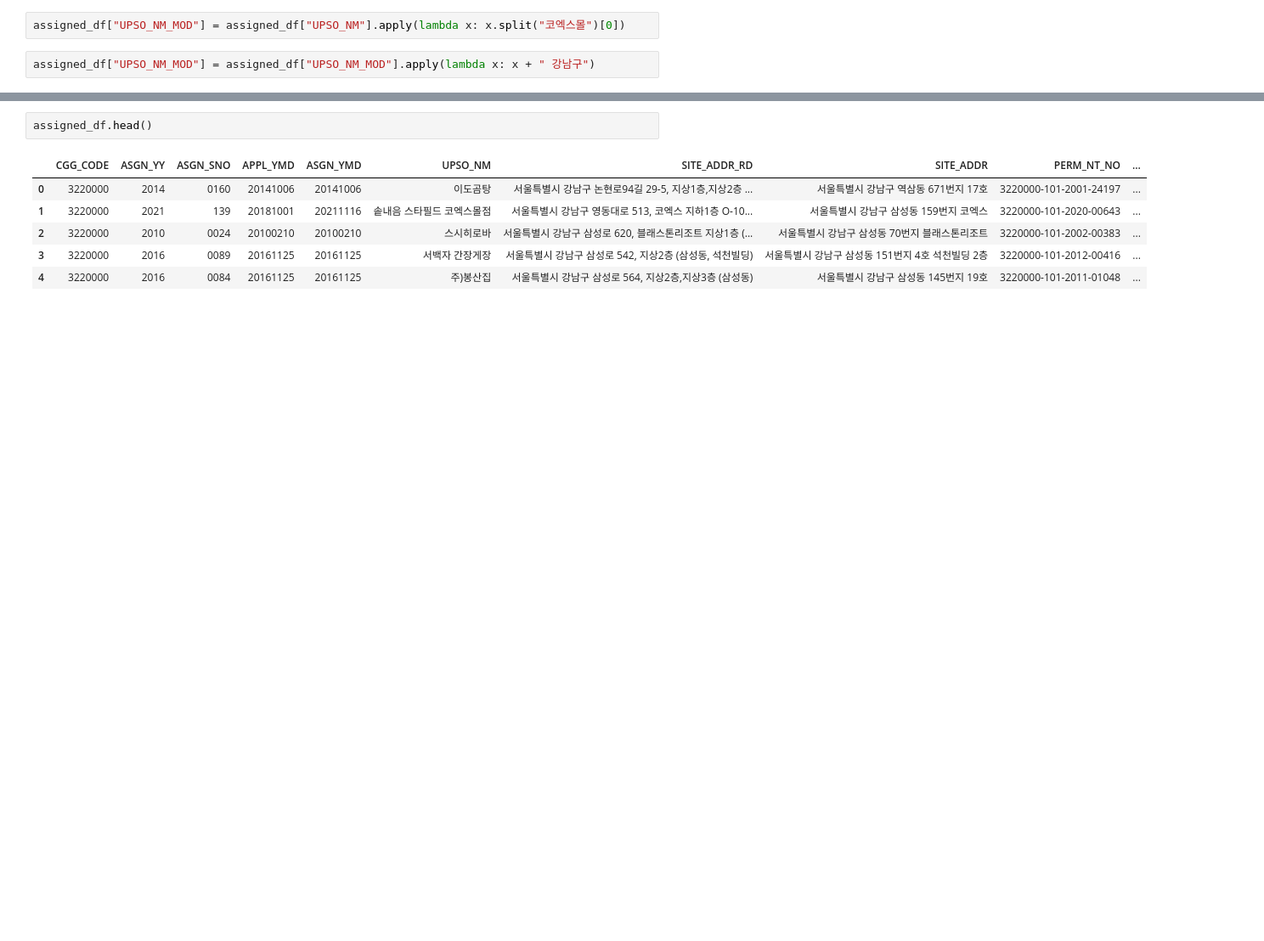
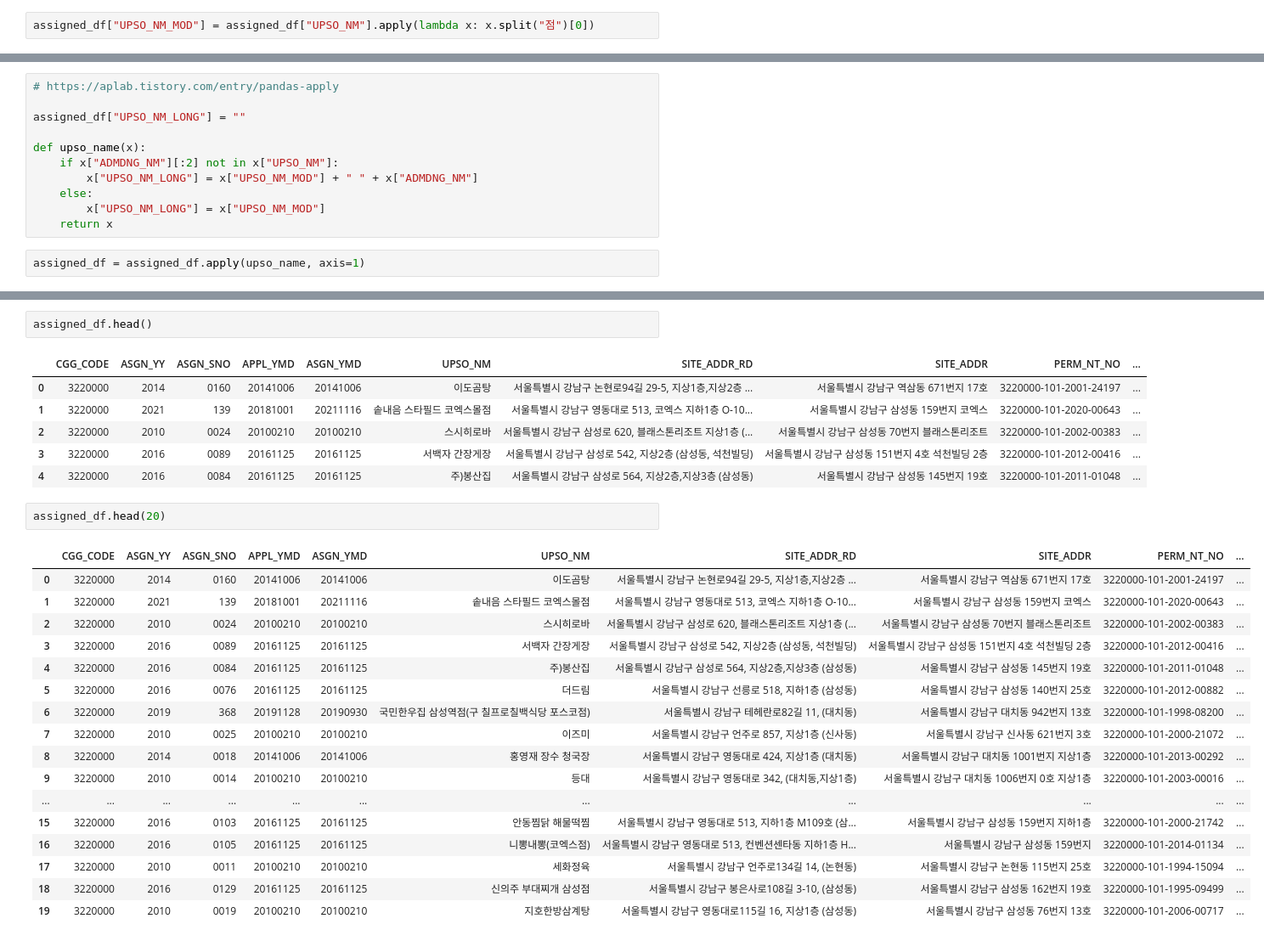
Before and after one commit to benidjor/model-restaurant-in-gangnam, a Jupyter notebook: kakaomap_crawling_pracice.ipynb, the cells around one changed output, grey strips where cells are left out. Shown at 85% size. Saved outputs shown, nothing was run; the diff lists cells and outputs as text; blank space fills up the shorter version.

```diff
--- a/kakaomap_crawling_pracice.ipynb
+++ b/kakaomap_crawling_pracice.ipynb
@@ -1043,9 +1043,7 @@ assigned_df.head(3)
 | 1 | 3220000 | 2021 | 139 | 20181001 | 20211116 | 솥내음 스타필드 코엑스몰점 | 서울특별시 강남구 영동대로 513, 코엑스 지하1층 O-10... | 서울특별시 강남구 삼성동 159번지 코엑스 | 3220000-101-2020-00643 | ... |
 | 2 | 3220000 | 2010 | 0024 | 20100210 | 20100210 | 스시히로바 | 서울특별시 강남구 삼성로 620, 블래스톤리조트 지상1층 (... | 서울특별시 강남구 삼성동 70번지 블래스톤리조트 | 3220000-101-2002-00383 | ... |
 # %%
-assigned_df["UPSO_NM_MOD"] = assigned_df["UPSO_NM"].apply(lambda x: x.split("코엑스몰")[0])
+assigned_df["UPSO_NM_MOD"] = assigned_df["UPSO_NM"].apply(lambda x: x.split("점")[0])
-# %%
-assigned_df["UPSO_NM_MOD"] = assigned_df["UPSO_NM_MOD"].apply(lambda x: x + " 강남구")
 # %%
 assigned_df["UPSO_NM_MOD"] = assigned_df["UPSO_NM_MOD"].apply(lambda x: x.split("주)")[-1])
 # %%
@@ -1065 +1063,14 @@ assigned_df["UPSO_NM_MOD"]
 Name: UPSO_NM_MOD, Length: 316, dtype: object
+# %%
+# https://aplab.tistory.com/entry/pandas-apply
+
+assigned_df["UPSO_NM_LONG"] = ""
+
+def upso_name(x):
+    if x["ADMDNG_NM"][:2] not in x["UPSO_NM"]:
+        x["UPSO_NM_LONG"] = x["UPSO_NM_MOD"] + " " + x["ADMDNG_NM"]
+    else:
+        x["UPSO_NM_LONG"] = x["UPSO_NM_MOD"]
+    return x
+# %%
+assigned_df = assigned_df.apply(upso_name, axis=1)
@@ -1091,3 +1094,23 @@ assigned_df.head()
 | 2 | 3220000 | 2010 | 0024 | 20100210 | 20100210 | 스시히로바 | 서울특별시 강남구 삼성로 620, 블래스톤리조트 지상1층 (... | 서울특별시 강남구 삼성동 70번지 블래스톤리조트 | 3220000-101-2002-00383 | ... |
 | 3 | 3220000 | 2016 | 0089 | 20161125 | 20161125 | 서백자 간장게장 | 서울특별시 강남구 삼성로 542, 지상2층 (삼성동, 석천빌딩) | 서울특별시 강남구 삼성동 151번지 4호 석천빌딩 2층 | 3220000-101-2012-00416 | ... |
 | 4 | 3220000 | 2016 | 0084 | 20161125 | 20161125 | 주)봉산집 | 서울특별시 강남구 삼성로 564, 지상2층,지상3층 (삼성동) | 서울특별시 강남구 삼성동 145번지 19호 | 3220000-101-2011-01048 | ... |
+# %%
+assigned_df.head(20)
+# %% [output]
+|  | CGG_CODE | ASGN_YY | ASGN_SNO | APPL_YMD | ASGN_YMD | UPSO_NM | SITE_ADDR_RD | SITE_ADDR | PERM_NT_NO | ... |
+| 0 | 3220000 | 2014 | 0160 | 20141006 | 20141006 | 이도곰탕 | 서울특별시 강남구 논현로94길 29-5, 지상1층,지상2층 ... | 서울특별시 강남구 역삼동 671번지 17호 | 3220000-101-2001-24197 | ... |
+| 1 | 3220000 | 2021 | 139 | 20181001 | 20211116 | 솥내음 스타필드 코엑스몰점 | 서울특별시 강남구 영동대로 513, 코엑스 지하1층 O-10... | 서울특별시 강남구 삼성동 159번지 코엑스 | 3220000-101-2020-00643 | ... |
+| 2 | 3220000 | 2010 | 0024 | 20100210 | 20100210 | 스시히로바 | 서울특별시 강남구 삼성로 620, 블래스톤리조트 지상1층 (... | 서울특별시 강남구 삼성동 70번지 블래스톤리조트 | 3220000-101-2002-00383 | ... |
+| 3 | 3220000 | 2016 | 0089 | 20161125 | 20161125 | 서백자 간장게장 | 서울특별시 강남구 삼성로 542, 지상2층 (삼성동, 석천빌딩) | 서울특별시 강남구 삼성동 151번지 4호 석천빌딩 2층 | 3220000-101-2012-00416 | ... |
+| 4 | 3220000 | 2016 | 0084 | 20161125 | 20161125 | 주)봉산집 | 서울특별시 강남구 삼성로 564, 지상2층,지상3층 (삼성동) | 서울특별시 강남구 삼성동 145번지 19호 | 3220000-101-2011-01048 | ... |
+| 5 | 3220000 | 2016 | 0076 | 20161125 | 20161125 | 더드림 | 서울특별시 강남구 선릉로 518, 지하1층 (삼성동) | 서울특별시 강남구 삼성동 140번지 25호 | 3220000-101-2012-00882 | ... |
+| 6 | 3220000 | 2019 | 368 | 20191128 | 20190930 | 국민한우집 삼성역점(구 칠프로칠백식당 포스코점) | 서울특별시 강남구 테헤란로82길 11, (대치동) | 서울특별시 강남구 대치동 942번지 13호 | 3220000-101-1998-08200 | ... |
+| 7 | 3220000 | 2010 | 0025 | 20100210 | 20100210 | 이즈미 | 서울특별시 강남구 언주로 857, 지상1층 (신사동) | 서울특별시 강남구 신사동 621번지 3호 | 3220000-101-2000-21072 | ... |
+| 8 | 3220000 | 2014 | 0018 | 20141006 | 20141006 | 홍영재 장수 청국장 | 서울특별시 강남구 영동대로 424, 지상1층 (대치동) | 서울특별시 강남구 대치동 1001번지 지상1층 | 3220000-101-2013-00292 | ... |
+| 9 | 3220000 | 2010 | 0014 | 20100210 | 20100210 | 등대 | 서울특별시 강남구 영동대로 342, (대치동,지상1층) | 서울특별시 강남구 대치동 1006번지 0호 지상1층 | 3220000-101-2003-00016 | ... |
+| ... | ... | ... | ... | ... | ... | ... | ... | ... | ... | ... |
+| 15 | 3220000 | 2016 | 0103 | 20161125 | 20161125 | 안동찜닭 해물떡찜 | 서울특별시 강남구 영동대로 513, 지하1층 M109호 (삼... | 서울특별시 강남구 삼성동 159번지 지하1층 | 3220000-101-2000-21742 | ... |
+| 16 | 3220000 | 2016 | 0105 | 20161125 | 20161125 | 니뽕내뽕(코엑스점) | 서울특별시 강남구 영동대로 513, 컨벤션센타동 지하1층 H... | 서울특별시 강남구 삼성동 159번지 | 3220000-101-2014-01134 | ... |
+| 17 | 3220000 | 2010 | 0011 | 20100210 | 20100210 | 세화정육 | 서울특별시 강남구 언주로134길 14, (논현동) | 서울특별시 강남구 논현동 115번지 25호 | 3220000-101-1994-15094 | ... |
+| 18 | 3220000 | 2016 | 0129 | 20161125 | 20161125 | 신의주 부대찌개 삼성점 | 서울특별시 강남구 봉은사로108길 3-10, (삼성동) | 서울특별시 강남구 삼성동 162번지 19호 | 3220000-101-1995-09499 | ... |
+| 19 | 3220000 | 2010 | 0019 | 20100210 | 20100210 | 지호한방삼계탕 | 서울특별시 강남구 영동대로115길 16, 지상1층 (삼성동) | 서울특별시 강남구 삼성동 76번지 13호 | 3220000-101-2006-00717 | ... |
```
Also changed, not shown: parts of 16 cells of this notebook.
